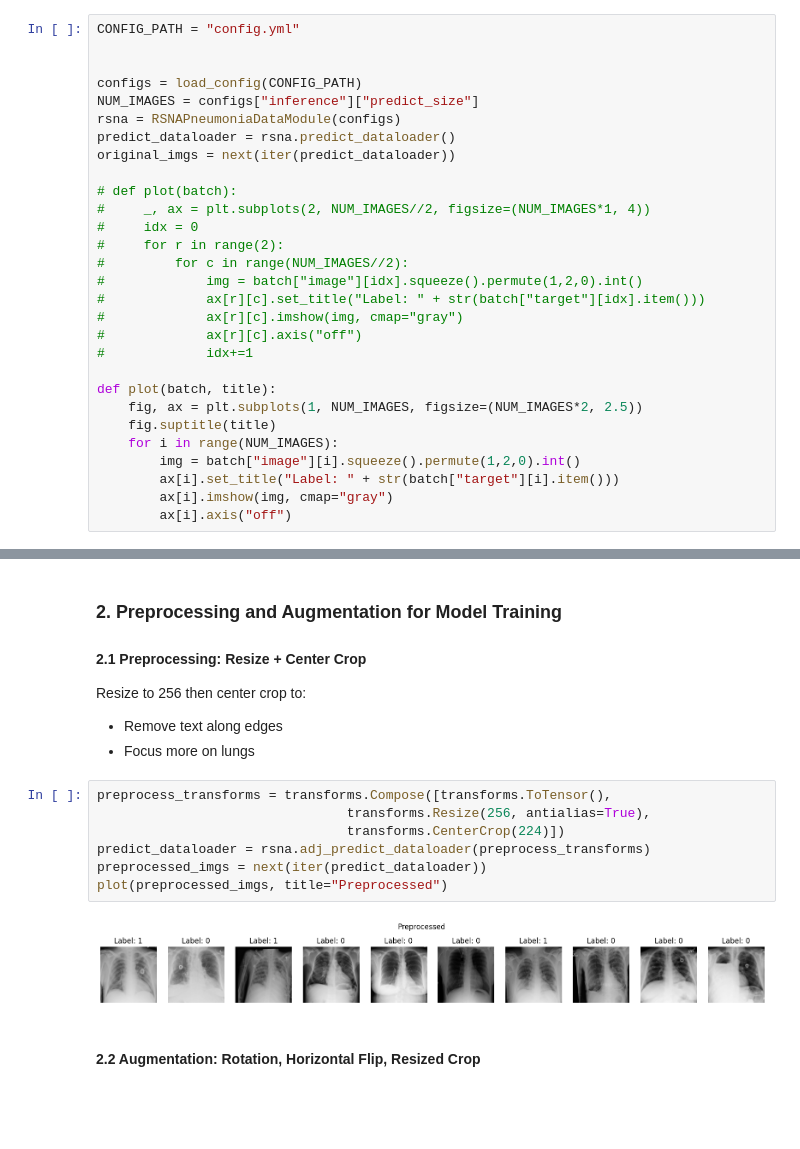
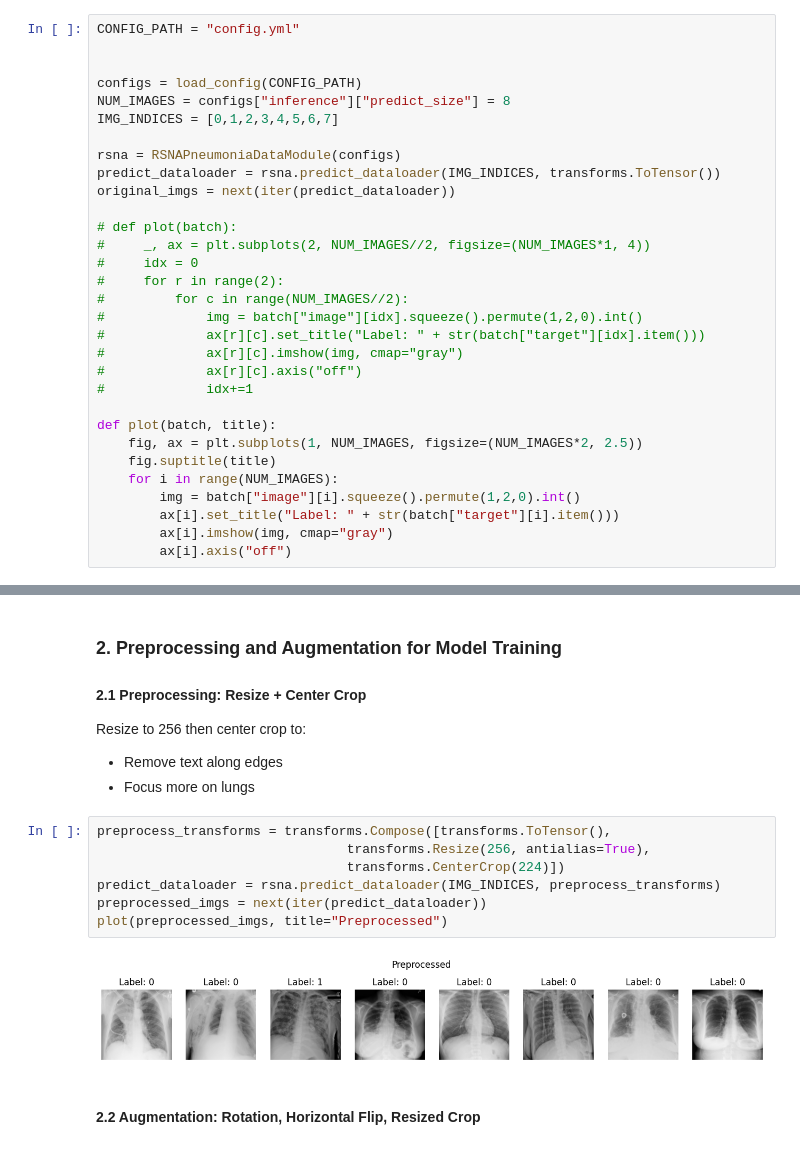
Before and after one commit to leeping-ng/med-img-monitoring, a Jupyter notebook: src/eda.ipynb, the cells around one changed output, grey strips where cells are left out. Drawn from its saved outputs; the diff is of its cells as text; blank space fills up the shorter version.

Commit message:
batched loading for inference, both original and shifted loaders work on same set of images

```diff
--- a/src/eda.ipynb
+++ b/src/eda.ipynb
@@ -18,9 +19,11 @@ CONFIG_PATH = "config.yml"
 
 
 configs = load_config(CONFIG_PATH)
-NUM_IMAGES = configs["inference"]["predict_size"]
+NUM_IMAGES = configs["inference"]["predict_size"] = 8
+IMG_INDICES = [0,1,2,3,4,5,6,7]
+
 rsna = RSNAPneumoniaDataModule(configs)
-predict_dataloader = rsna.predict_dataloader()
+predict_dataloader = rsna.predict_dataloader(IMG_INDICES, transforms.ToTensor())
 original_imgs = next(iter(predict_dataloader))
 
 # def plot(batch):
@@ -67,12 +74,12 @@ Resize to 256 then center crop to:
 # %%
 preprocess_transforms = transforms.Compose([transforms.ToTensor(),
                                 transforms.Resize(256, antialias=True),
                                 transforms.CenterCrop(224)])
-predict_dataloader = rsna.adj_predict_dataloader(preprocess_transforms)
+predict_dataloader = rsna.predict_dataloader(IMG_INDICES, preprocess_transforms)
 preprocessed_imgs = next(iter(predict_dataloader))
 plot(preprocessed_imgs, title="Preprocessed")
 # %% [output]
-[figure, old version]
+[figure, new version]
 # %% [markdown]
 #### 2.2 Augmentation: Rotation, Horizontal Flip, Resized Crop
 # %%
```
Also changed, not shown: parts of 10 cells of this notebook, 4 other files.
